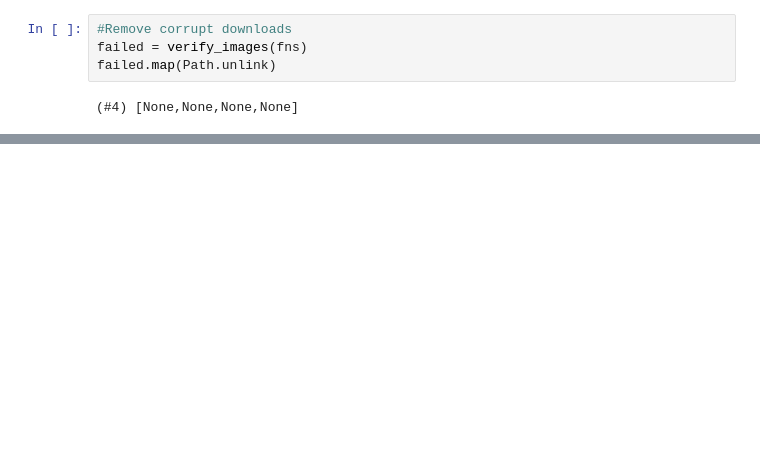
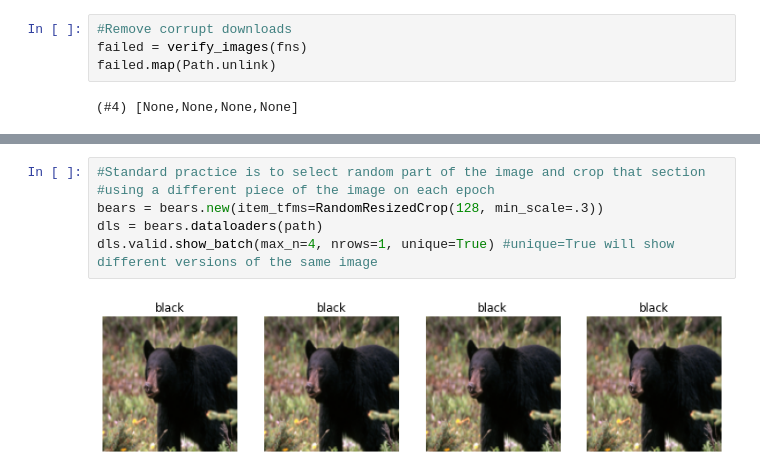
Before and after one commit to steimel60/ML, a Jupyter notebook: DeepLearning/BearClassifier.ipynb, the cells around one changed output, grey strips where cells are left out. Cells and saved outputs as stored; diff of their text form; blank space fills up the shorter version.

```diff
--- a/DeepLearning/BearClassifier.ipynb
+++ b/DeepLearning/BearClassifier.ipynb
@@ -50,0 +87,8 @@ failed.map(Path.unlink)
+# %%
+#Standard practice is to select random part of the image and crop that section
+#using a different piece of the image on each epoch
+bears = bears.new(item_tfms=RandomResizedCrop(128, min_scale=.3))
+dls = bears.dataloaders(path)
+dls.valid.show_batch(max_n=4, nrows=1, unique=True) #unique=True will show different versions of the same image
+# %% [output]
+[figure, added]
```
Also changed, not shown: parts of 14 cells of this notebook.
